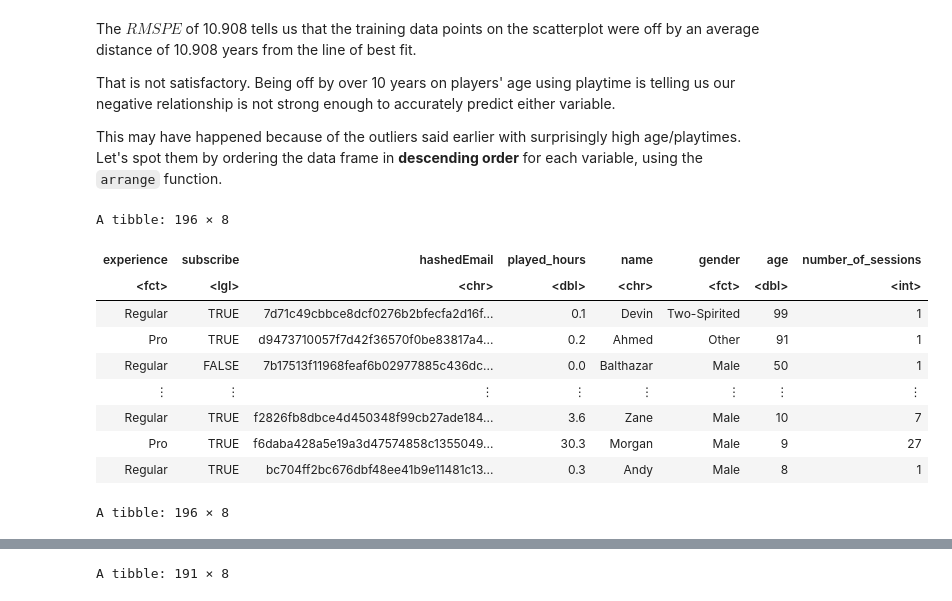
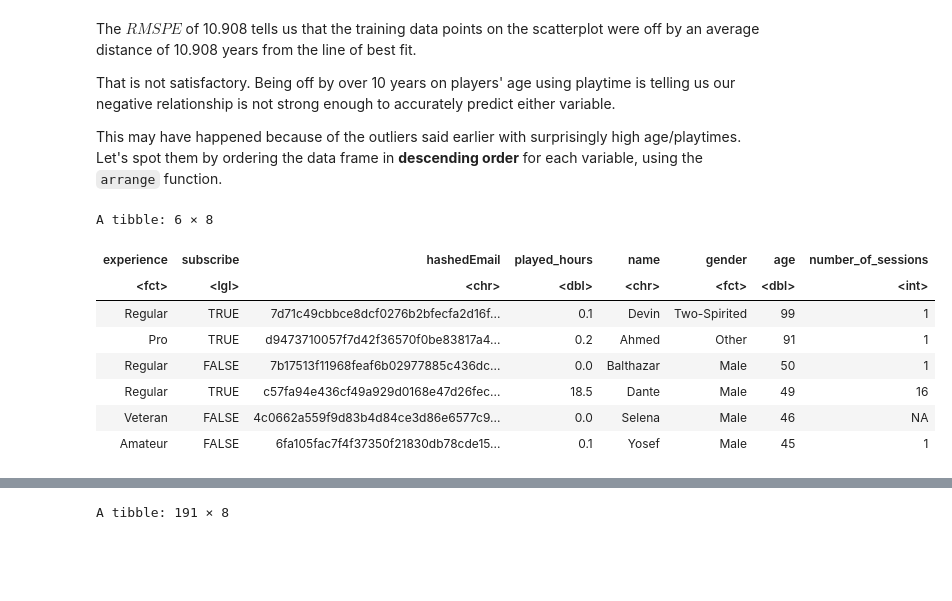
Before and after one commit to Kavisha1141/dsci100_final_project, a Jupyter notebook: project_final_report.ipynb, the cells around one changed output, grey strips where cells are left out. Cells and saved outputs as stored; diff of their text form; code cells hidden in the pictures; blank space fills up the shorter version.

```diff
--- a/project_final_report.ipynb
+++ b/project_final_report.ipynb
@@ -260,19 +250,14 @@ This may have happened because of the outliers said earlier with surprisingly hi
 Let's spot them by ordering the data frame in **descending order** for each variable, using the `arrange` function.
 # %%
 data_age_desc <- arrange(data, desc(age))
-data_age_desc
-
-data_playtime_desc <- arrange(data, desc(played_hours))
-data_playtime_desc
+head(data_age_desc)
 # %% [output]
-A tibble: 196 × 8
+A tibble: 6 × 8
 | experience | subscribe | hashedEmail | played_hours | name | gender | age | number_of_sessions |
 | <fct> | <lgl> | <chr> | <dbl> | <chr> | <fct> | <dbl> | <int> |
 | Regular | TRUE | 7d71c49cbbce8dcf0276b2bfecfa2d16f... | 0.1 | Devin | Two-Spirited | 99 | 1 |
 | Pro | TRUE | d9473710057f7d42f36570f0be83817a4... | 0.2 | Ahmed | Other | 91 | 1 |
 | Regular | FALSE | 7b17513f11968feaf6b02977885c436dc... | 0.0 | Balthazar | Male | 50 | 1 |
-| ⋮ | ⋮ | ⋮ | ⋮ | ⋮ | ⋮ | ⋮ | ⋮ |
-| Regular | TRUE | f2826fb8dbce4d450348f99cb27ade184... | 3.6 | Zane | Male | 10 | 7 |
-| Pro | TRUE | f6daba428a5e19a3d47574858c1355049... | 30.3 | Morgan | Male | 9 | 27 |
-| Regular | TRUE | bc704ff2bc676dbf48ee41b9e11481c13... | 0.3 | Andy | Male | 8 | 1 |
+| Regular | TRUE | c57fa94e436cf49a929d0168e47d26fec... | 18.5 | Dante | Male | 49 | 16 |
+| Veteran | FALSE | 4c0662a559f9d83b4d84ce3d86e6577c9... | 0.0 | Selena | Male | 46 | NA |
+| Amateur | FALSE | 6fa105fac7f4f37350f21830db78cde15... | 0.1 | Yosef | Male | 45 | 1 |
-A tibble: 196 × 8
```
Also changed, not shown: parts of 15 cells of this notebook.
